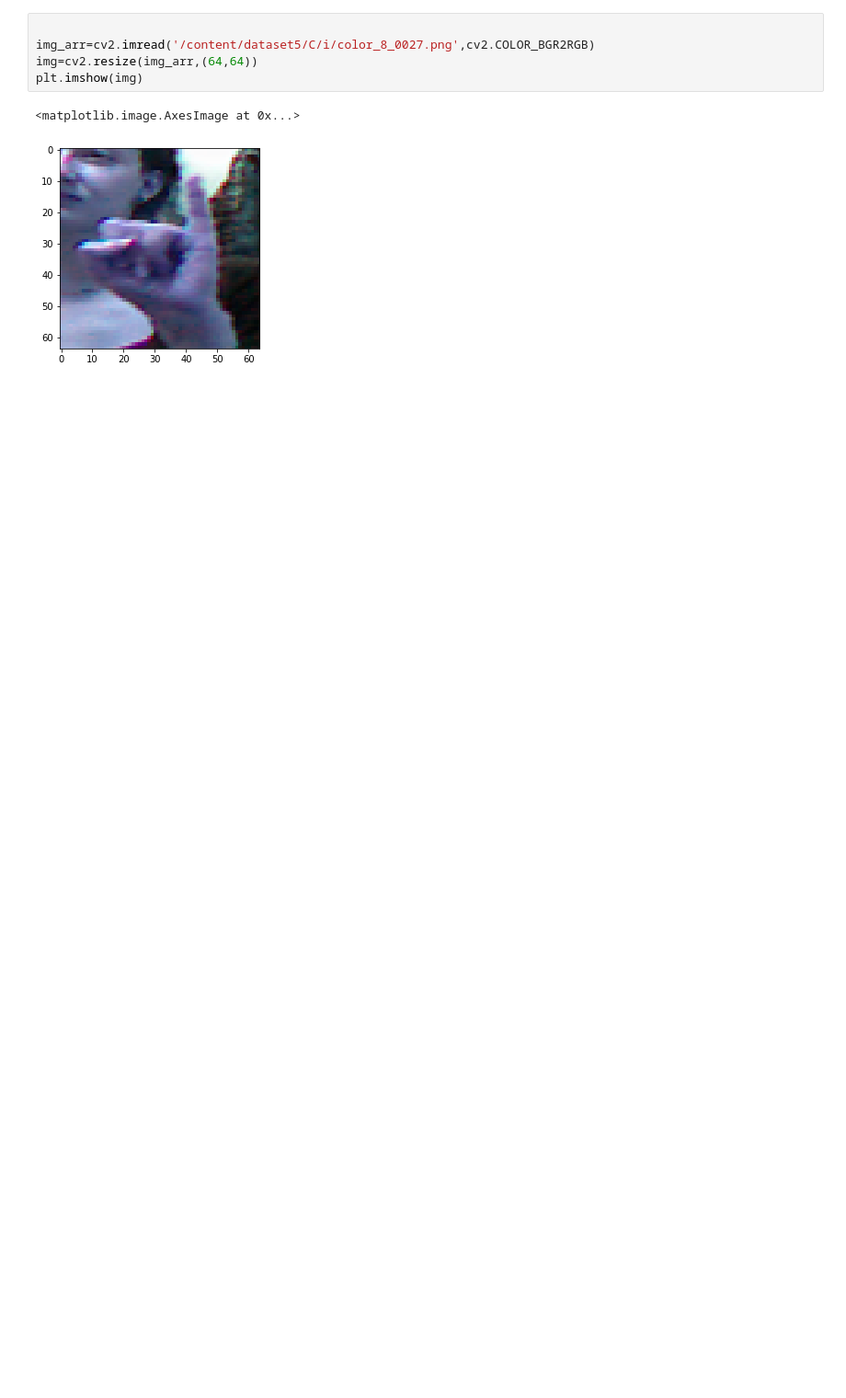
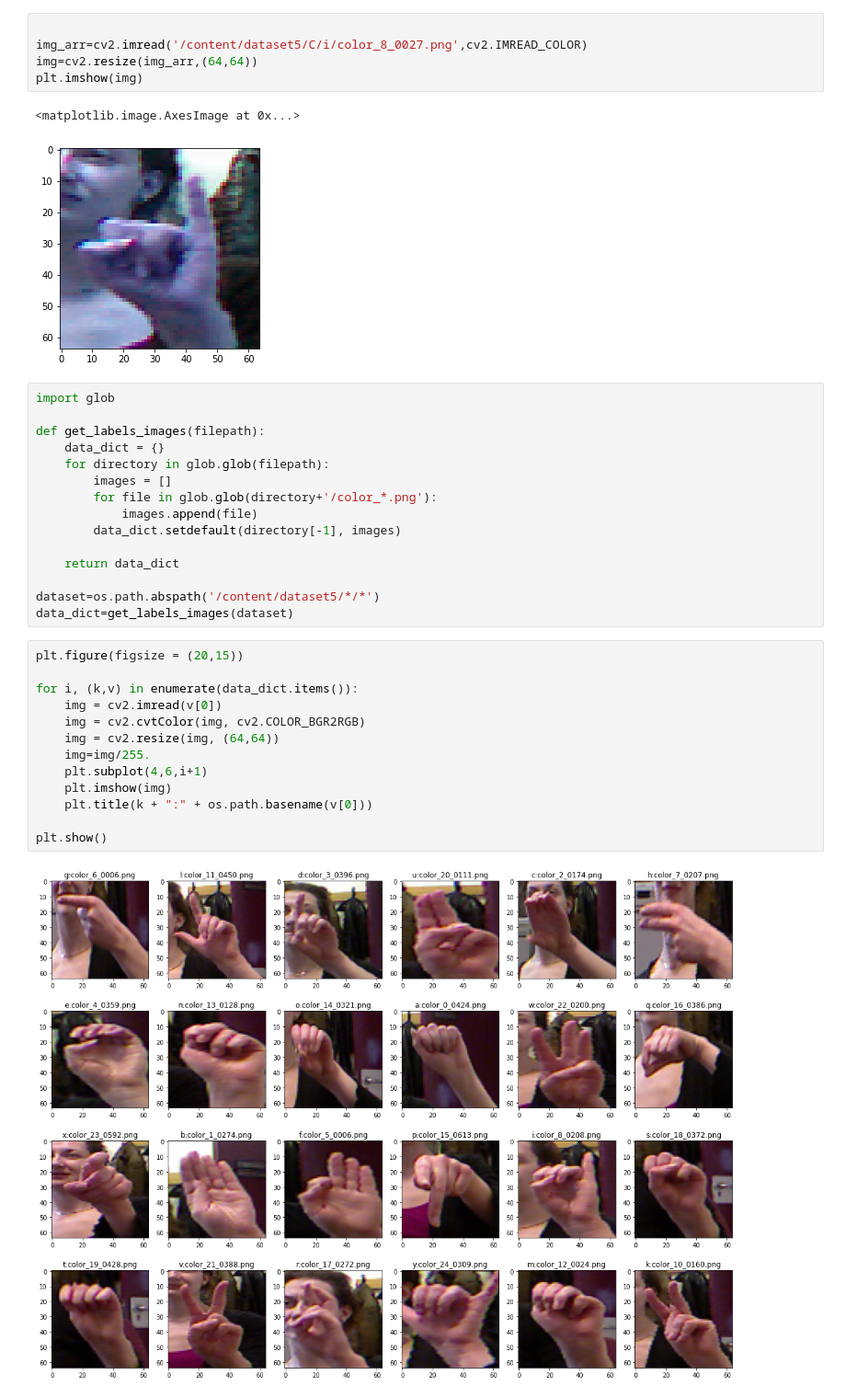
Before and after one commit to siddharthc30/American-Sign-Lang-recognition, a Jupyter notebook: SIgn_Language_prediction.ipynb, the cells around one changed output. Shown at 92% size. Drawn from its saved outputs; the diff is of its cells as text; blank space fills up the shorter version.

```diff
--- a/SIgn_Language_prediction.ipynb
+++ b/SIgn_Language_prediction.ipynb
@@ -36,9 +36,39 @@ Using TensorFlow backend.
 **Sample image display**
 # %%
 
-img_arr=cv2.imread('/content/dataset5/C/i/color_8_0027.png',cv2.COLOR_BGR2RGB)
+img_arr=cv2.imread('/content/dataset5/C/i/color_8_0027.png',cv2.IMREAD_COLOR)
 img=cv2.resize(img_arr,(64,64))
 plt.imshow(img)
 # %% [output]
 <matplotlib.image.AxesImage at 0x...>
 [figure]
+# %%
+import glob
+
+def get_labels_images(filepath):
+    data_dict = {}
+    for directory in glob.glob(filepath):
+        images = []
+        for file in glob.glob(directory+'/color_*.png'):
+            images.append(file)
+        data_dict.setdefault(directory[-1], images)
+
+    return data_dict
+
+dataset=os.path.abspath('/content/dataset5/*/*')
+data_dict=get_labels_images(dataset)
+# %%
+plt.figure(figsize = (20,15))
+
+for i, (k,v) in enumerate(data_dict.items()):
+    img = cv2.imread(v[0])
+    img = cv2.cvtColor(img, cv2.COLOR_BGR2RGB)
+    img = cv2.resize(img, (64,64))
+    img=img/255.
+    plt.subplot(4,6,i+1)
+    plt.imshow(img)
+    plt.title(k + ":" + os.path.basename(v[0]))
+
+plt.show()
+# %% [output]
+[figure, added]
```
Also changed, not shown: parts of 4 cells of this notebook.
